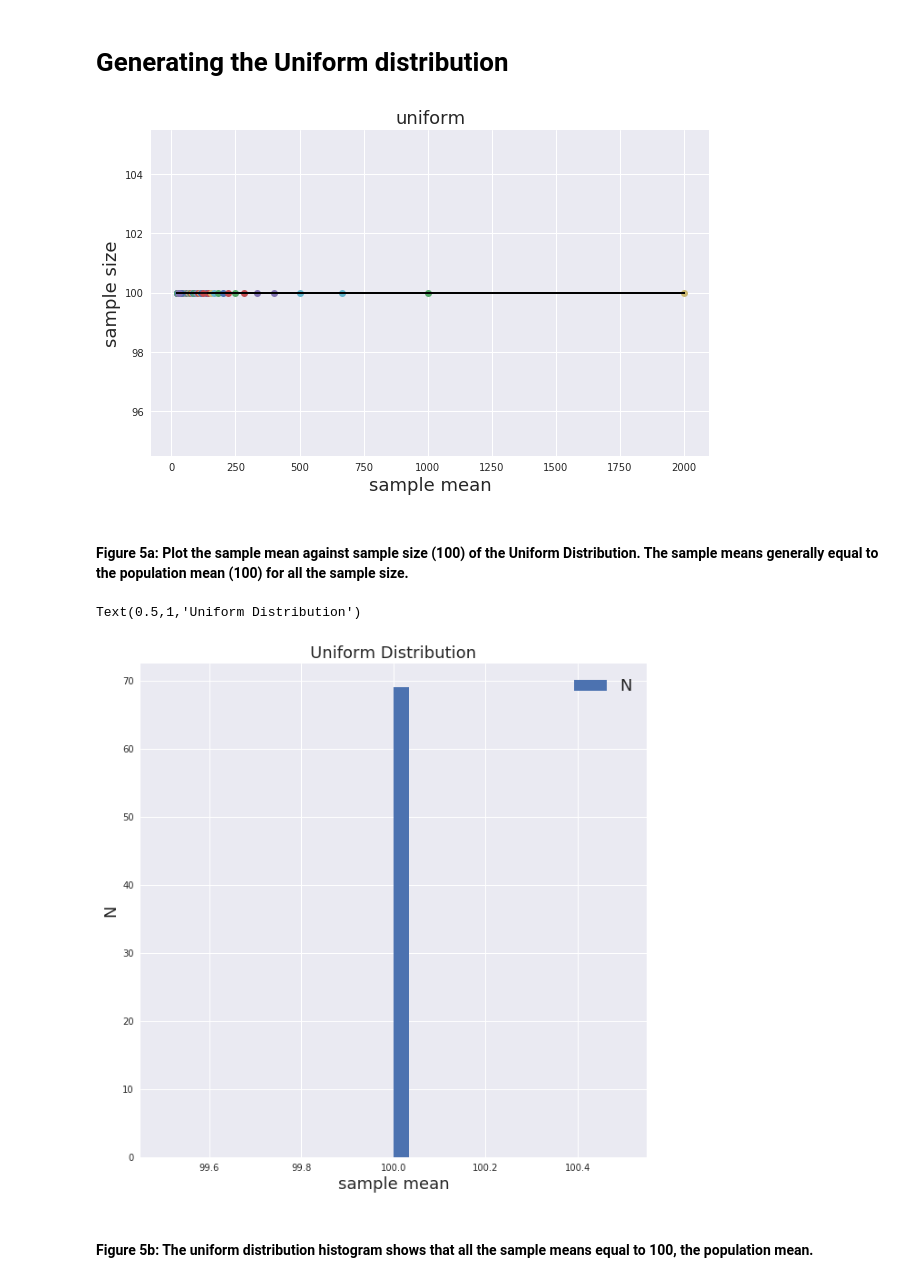
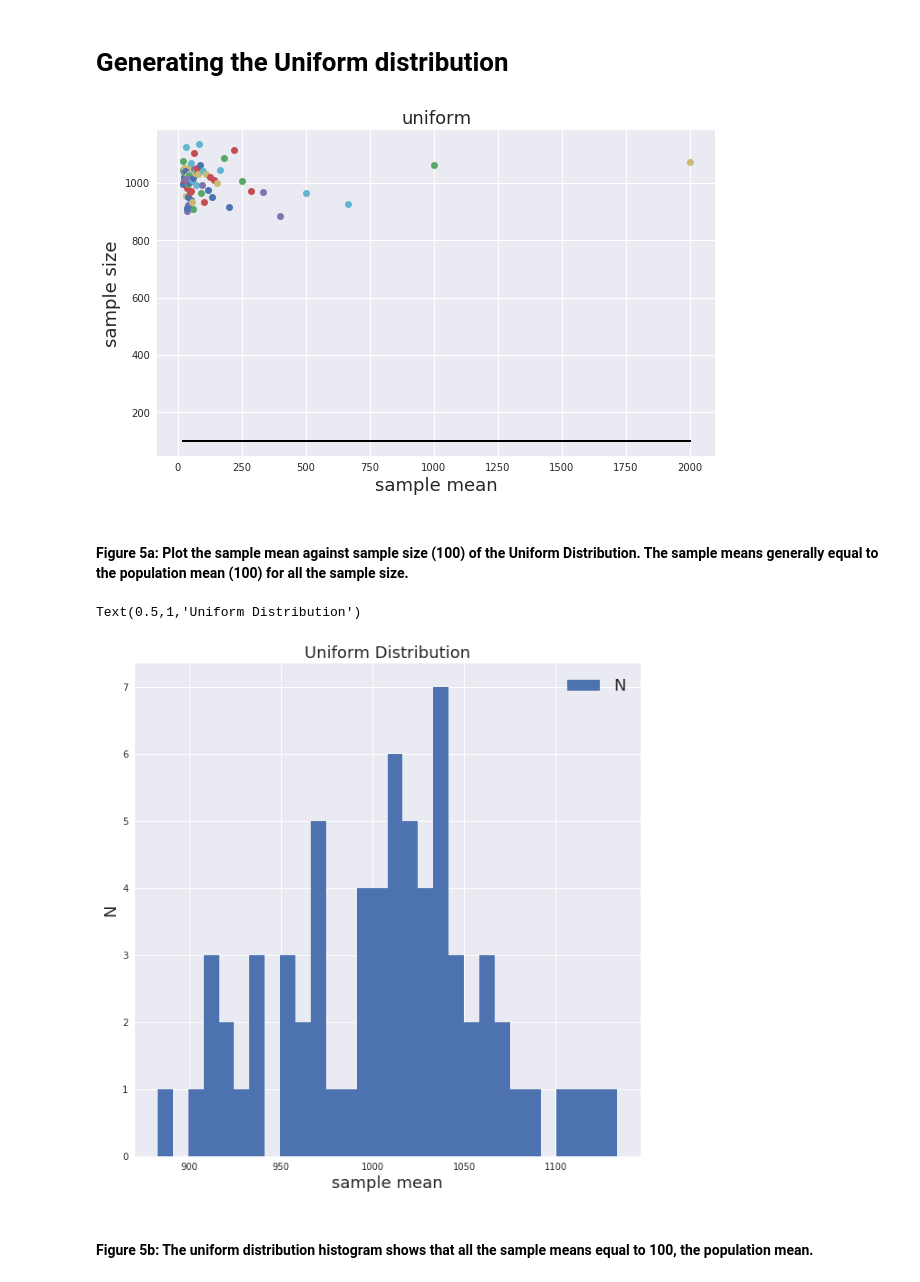
Before and after one commit to qiuyliu/PUI2018_ql459, a Jupyter notebook: HW4_ql459/PUI_HW4_Assignment1.ipynb, the cells around one changed output. Saved outputs shown, nothing was run; the diff lists cells and outputs as text; code cells hidden in the pictures.

```diff
--- a/HW4_ql459/PUI_HW4_Assignment1.ipynb
+++ b/HW4_ql459/PUI_HW4_Assignment1.ipynb
@@ -217,21 +217,21 @@ Text(0.5,1,'Binomial Distribution')
 # %%
 md['uniform'] = {}
 for n in mysize:
-    md['uniform'][n] = np.random.uniform(mymean,mymean,100)
+    md['uniform'][n] = np.random.uniform(min(mysize),max(mysize),100)
 
 mean['uniform'] = {}
 axnormal_mu_n = pl.figure(figsize=(10,6)).add_subplot(111)
 
 for nn in md['uniform']:
     if not type(nn) == str:
         mean['uniform'][nn] = md['uniform'][nn].mean()
         axnormal_mu_n.plot(nn,mean['uniform'][nn],'o')
         axnormal_mu_n.set_xlabel('sample mean', fontsize = 18)
         axnormal_mu_n.set_ylabel('sample size', fontsize = 18)
         axnormal_mu_n.set_title('uniform', fontsize = 18)
         axnormal_mu_n.plot([min(mysize), max(mysize)],[mymean, mymean],'k')
 # %% [output]
-[figure, old version]
+[figure, new version]
 # %% [markdown]
 #### Figure 5a: Plot the sample mean against sample size (100) of the Uniform Distribution. The sample means generally equal to the population mean (100) for all the sample size.
 # %%
@@ -245,7 +245,7 @@ pl.legend(loc='upper right',fontsize = 18)
 pl.title('Uniform Distribution', fontsize=18)
 # %% [output]
 Text(0.5,1,'Uniform Distribution')
-[figure, old version]
+[figure, new version]
 # %% [markdown]
 #### Figure 5b: The uniform distribution histogram shows that all the sample means equal to 100, the population mean.
 # %% [markdown]
```
Also changed, not shown: 13 other files.
